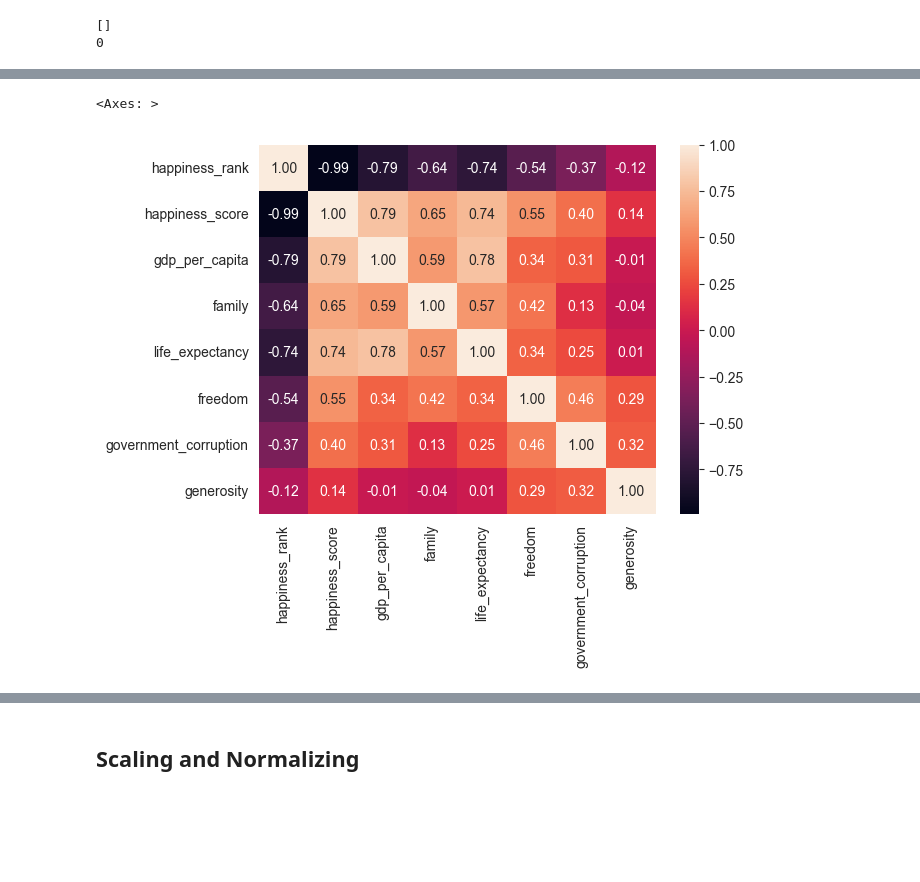
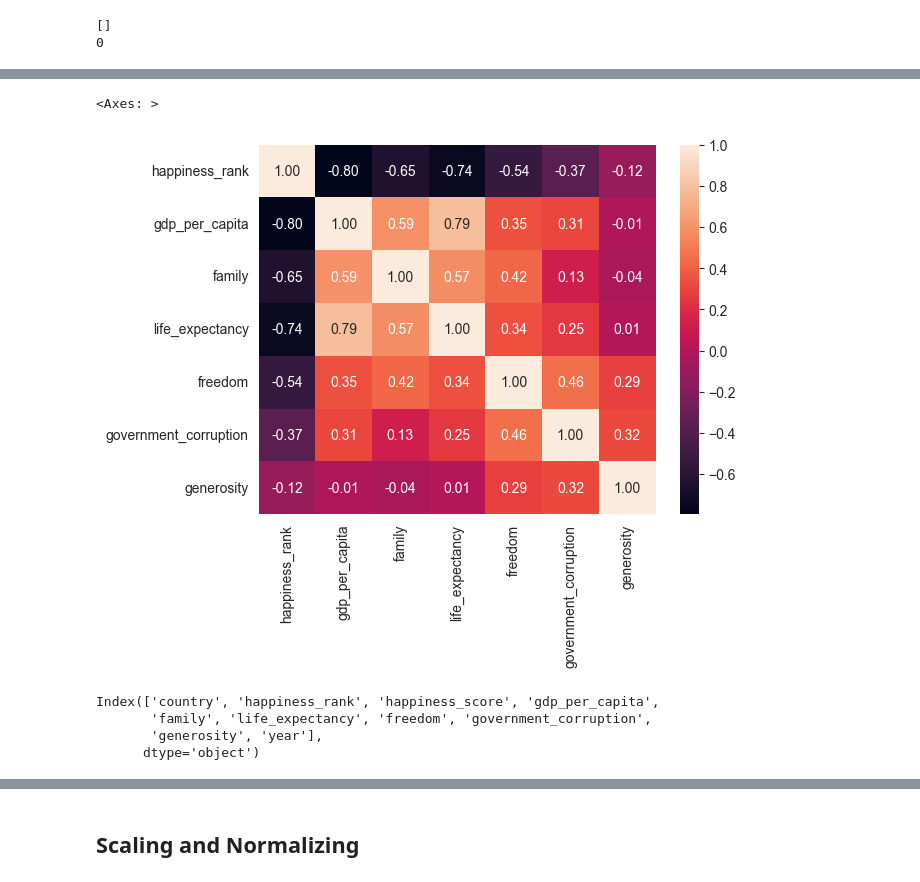
Before and after one commit to Fatemenamdar20/world-happiness-report, a Jupyter notebook: WHR_2015_2019.ipynb, the cells around one changed output, grey strips where cells are left out. Saved outputs shown, nothing was run; the diff lists cells and outputs as text; code cells hidden in the pictures; blank space fills up the shorter version.

```diff
--- a/WHR_2015_2019.ipynb
+++ b/WHR_2015_2019.ipynb
@@ -206,6 +213,8 @@ whisker.low:     80.18
 # %%
 df.drop(columns=["region", "standard_error", "dystopia_residual", "lower_confidence_interval", "upper_confidence_interval",
                  "whisker.high", "whisker.low"], inplace=True, errors="ignore")
+# %%
+df.dropna(subset = ["government_corruption"], inplace=True)
 # %%
 df.head()
 # %% [output]
@@ -257,5 +266,5 @@ sns.pairplot(df.drop(columns="country"))
 # %%
-sns.heatmap(df.drop(columns=["country"]).corr(),annot=True, fmt="0.2f")
+sns.heatmap(df.drop(columns=["country", "happiness_score", "year"]).corr(),annot=True, fmt="0.2f")
 # %% [output]
 <Axes: >
-[figure, old version]
+[figure, new version]
@@ -264,0 +271,7 @@ sns.heatmap(df.drop(columns=["country"]).corr(),annot=True, fmt="0.2f")
+# %%
+df.columns
+# %% [output]
+Index(['country', 'happiness_rank', 'happiness_score', 'gdp_per_capita',
+       'family', 'life_expectancy', 'freedom', 'government_corruption',
+       'generosity', 'year'],
+      dtype='object')
```
Also changed, not shown: parts of 17 cells of this notebook.
